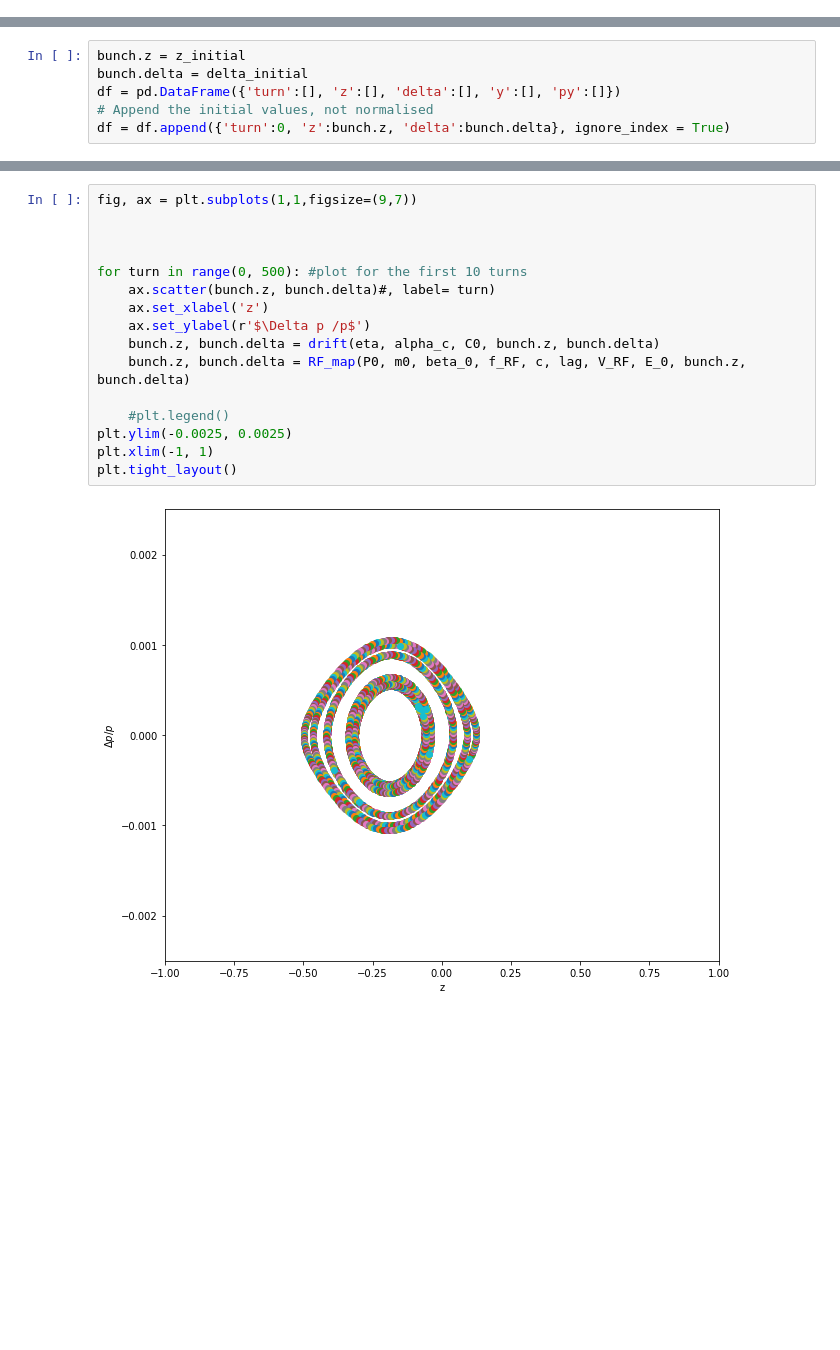
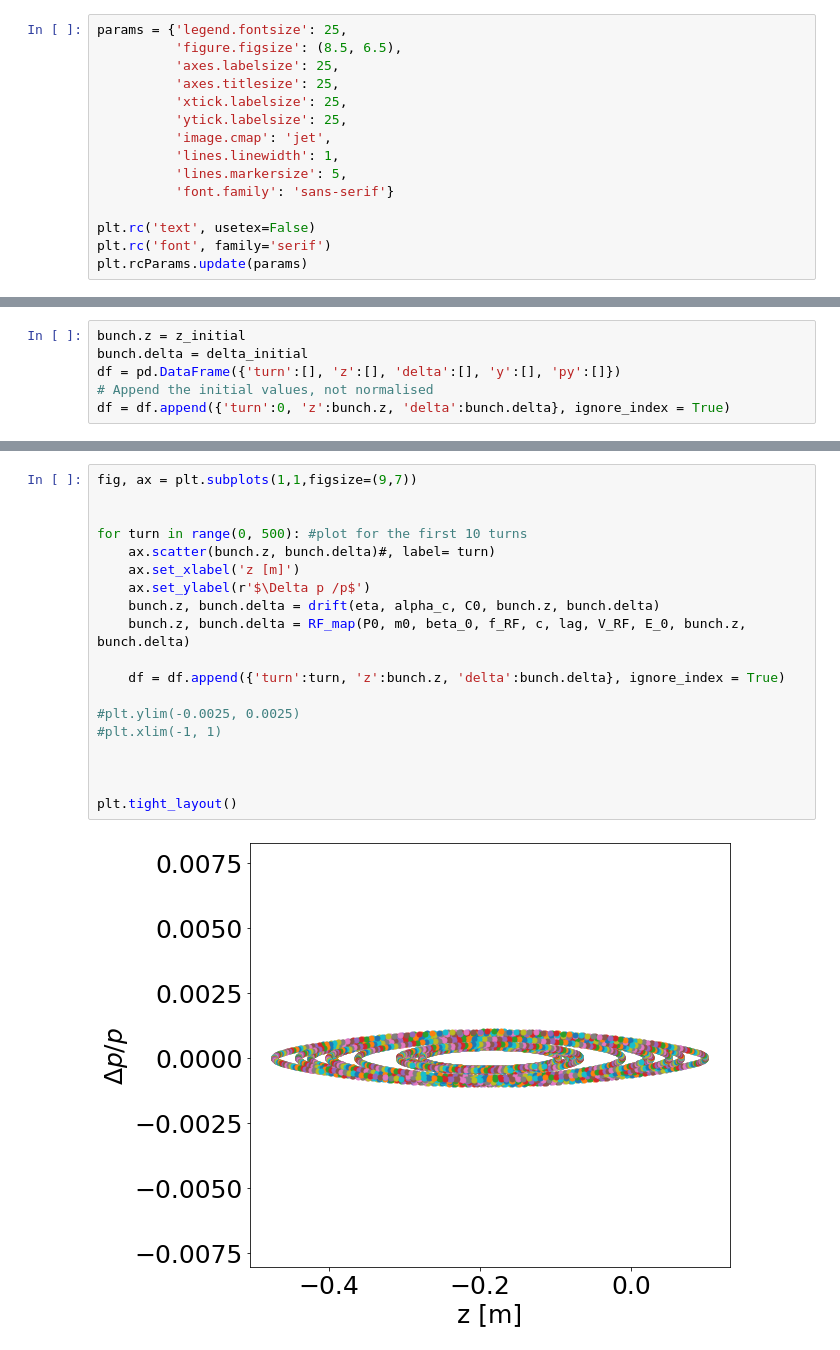
Before and after one commit to natriant/my_tracking_model_notebook, a Jupyter notebook: longitudinal_motion_test.ipynb, the cells around one changed output, grey strips where cells are left out. Drawn from its saved outputs; the diff is of its cells as text; blank space fills up the shorter version.

```diff
--- a/longitudinal_motion_test.ipynb
+++ b/longitudinal_motion_test.ipynb
@@ -9,0 +15,15 @@ import matplotlib.pyplot as plt
+# %%
+params = {'legend.fontsize': 25,
+          'figure.figsize': (8.5, 6.5),
+          'axes.labelsize': 25,
+          'axes.titlesize': 25,
+          'xtick.labelsize': 25,
+          'ytick.labelsize': 25,
+          'image.cmap': 'jet',
+          'lines.linewidth': 1,
+          'lines.markersize': 5,
+          'font.family': 'sans-serif'}
+
+plt.rc('text', usetex=False)
+plt.rc('font', family='serif')
+plt.rcParams.update(params)
@@ -107,18 +151,21 @@ df = df.append({'turn':0, 'z':bunch.z, 'delta':bunch.delta}, ignore_index = True
 # %%
 fig, ax = plt.subplots(1,1,figsize=(9,7))
 
 
-
 for turn in range(0, 500): #plot for the first 10 turns
     ax.scatter(bunch.z, bunch.delta)#, label= turn)
-    ax.set_xlabel('z')
+    ax.set_xlabel('z [m]')
     ax.set_ylabel(r'$\Delta p /p$')
     bunch.z, bunch.delta = drift(eta, alpha_c, C0, bunch.z, bunch.delta)
     bunch.z, bunch.delta = RF_map(P0, m0, beta_0, f_RF, c, lag, V_RF, E_0, bunch.z, bunch.delta)
 
-    #plt.legend()
-plt.ylim(-0.0025, 0.0025)
-plt.xlim(-1, 1)
+    df = df.append({'turn':turn, 'z':bunch.z, 'delta':bunch.delta}, ignore_index = True)
+
+#plt.ylim(-0.0025, 0.0025)
+#plt.xlim(-1, 1)
+
+
+
 plt.tight_layout()
 # %% [output]
-[figure, old version]
+[figure, new version]
```
Also changed, not shown: parts of 20 cells of this notebook, 1 other file.
